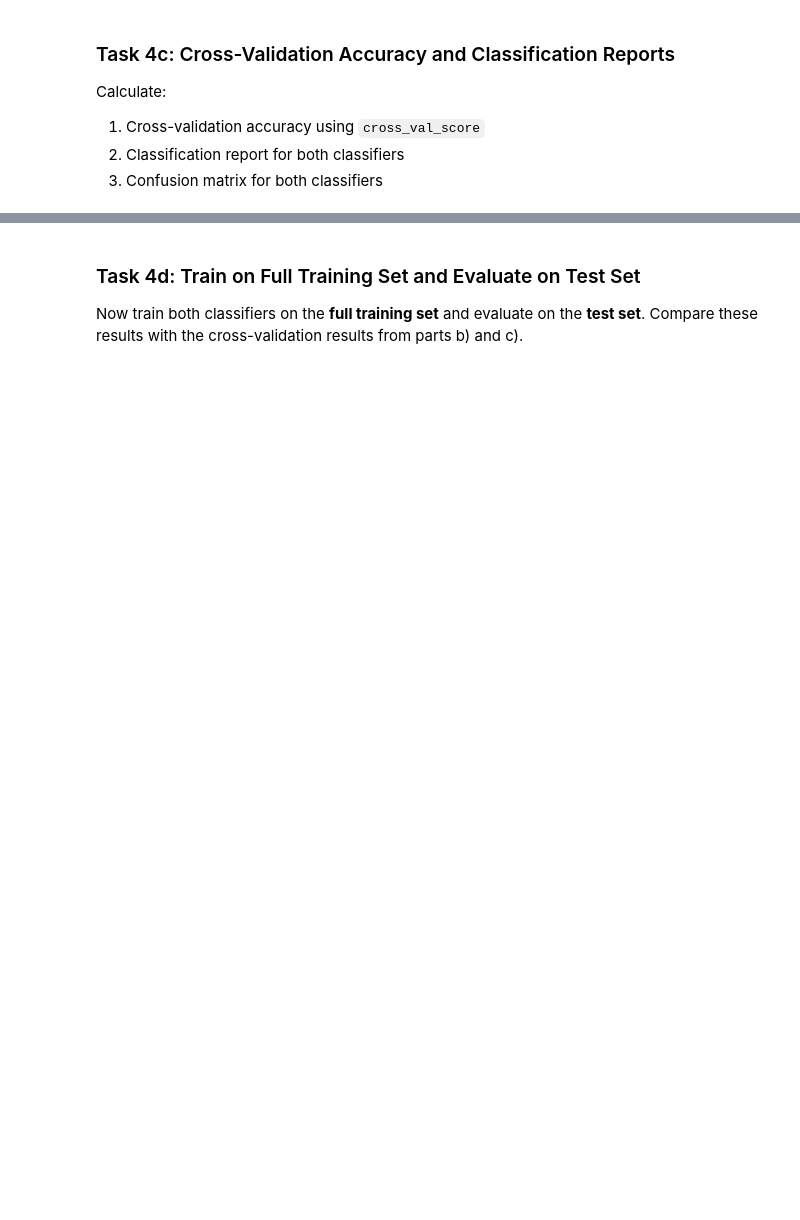
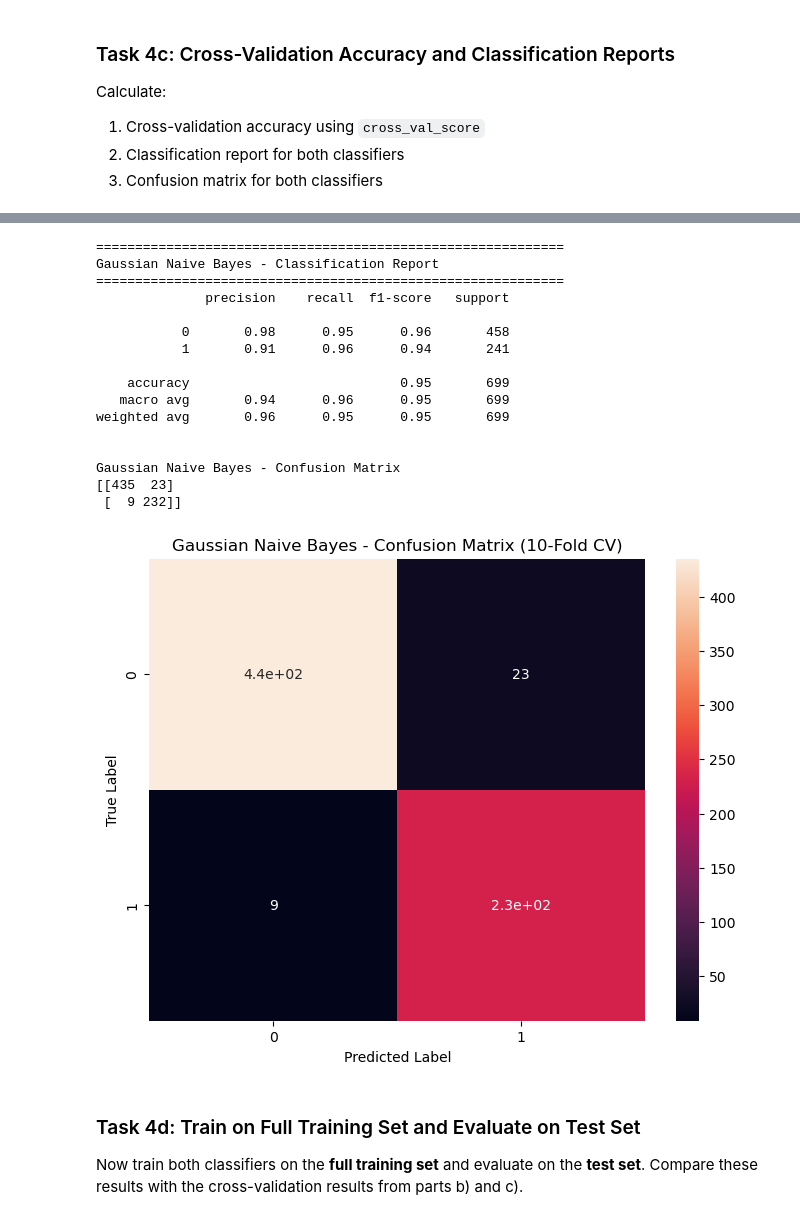
Before and after one commit to LittleVigney/COMPX310, a Jupyter notebook: Lab/Lab4/Lab4.ipynb, the cells around one changed output, grey strips where cells are left out. Drawn from its saved outputs; the diff is of its cells as text; code cells hidden in the pictures; blank space fills up the shorter version.

```diff
--- a/Lab/Lab4/Lab4.ipynb
+++ b/Lab/Lab4/Lab4.ipynb
@@ -365,22 +404,42 @@ plt.show()
 # %%
 # Classification Report and Confusion Matrix for GaussianNB
 print("="*60)
 print("Gaussian Naive Bayes - Classification Report")
 print("="*60)
 # COMPLETE: Print classification report for Naive Bayes
+print(classification_report(y, nb_y_pred))
 
 print("\nGaussian Naive Bayes - Confusion Matrix")
-nb_cm = # COMPLETE: confusion_matrix for Naive Bayes
+nb_cm = confusion_matrix(y, nb_y_pred) # COMPLETE: confusion_matrix for Naive Bayes
 print(nb_cm)
 
 # Visualize confusion matrix
 plt.figure(figsize=(8, 6))
 # COMPLETE: Use sns.heatmap to visualize confusion matrix
+sns.heatmap(nb_cm, annot=True)
 
 plt.title('Gaussian Naive Bayes - Confusion Matrix (10-Fold CV)')
 plt.ylabel('True Label')
 plt.xlabel('Predicted Label')
 plt.show()
+# %% [output]
+============================================================
+Gaussian Naive Bayes - Classification Report
+============================================================
+              precision    recall  f1-score   support
+
+           0       0.98      0.95      0.96       458
+           1       0.91      0.96      0.94       241
+
+    accuracy                           0.95       699
+   macro avg       0.94      0.96      0.95       699
+weighted avg       0.96      0.95      0.95       699
+
+
+Gaussian Naive Bayes - Confusion Matrix
+[[435  23]
+ [  9 232]]
+[figure, added]
 # %% [markdown]
 ### Task 4d: Train on Full Training Set and Evaluate on Test Set
 
```
Also changed, not shown: parts of 24 cells of this notebook, 1 other file.
